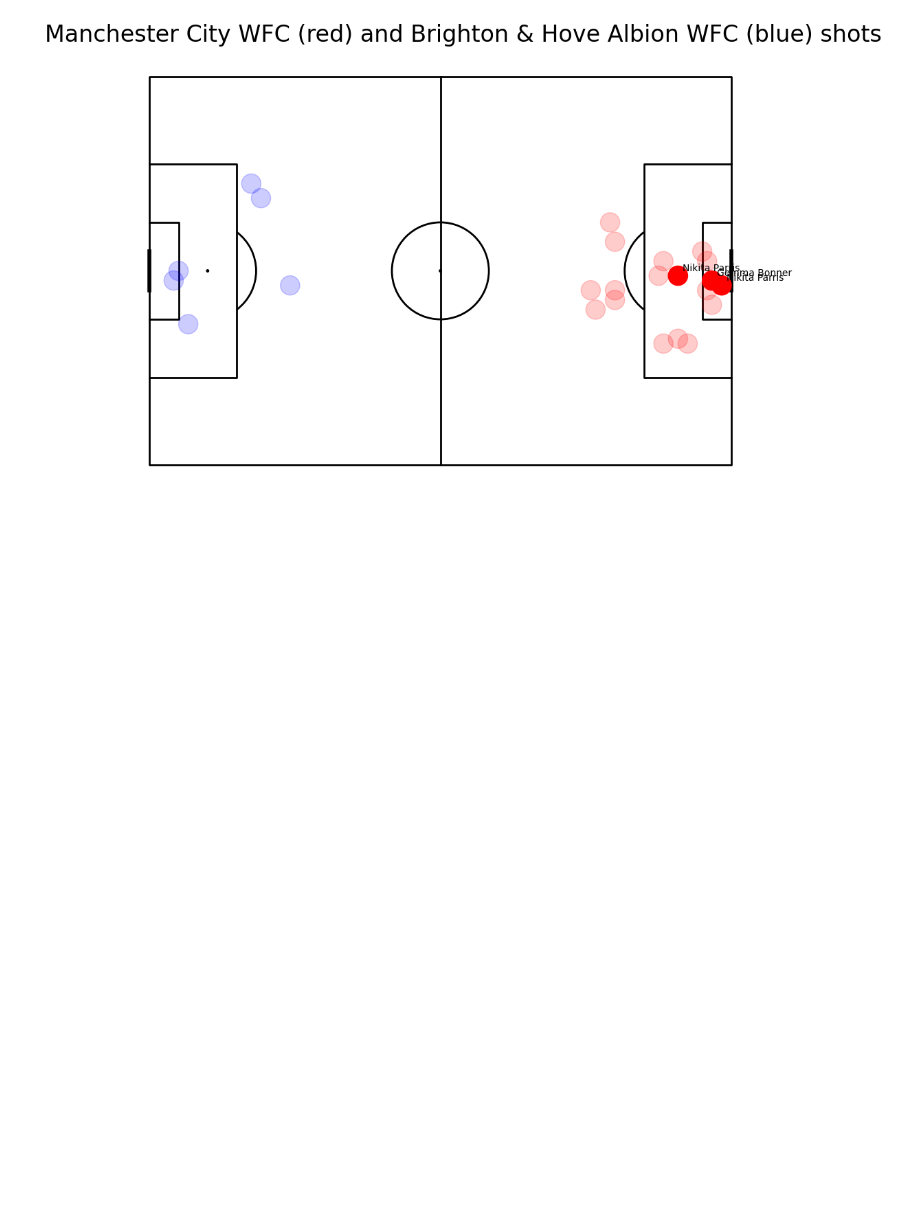
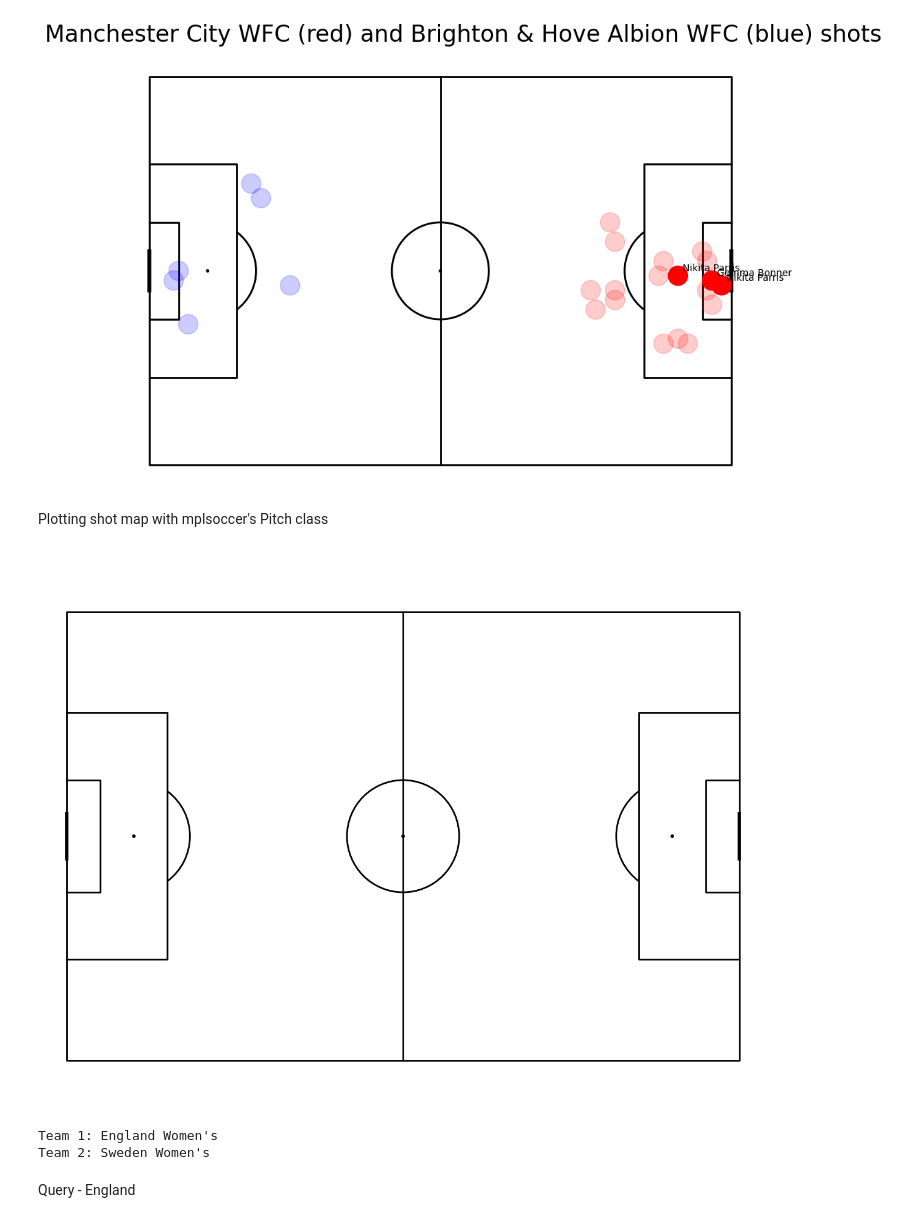
Before and after one commit to SrivinaySridhar/Soccermatics, a Jupyter notebook: fun/shot_map.ipynb, the cells around one changed output. Saved outputs shown, nothing was run; the diff lists cells and outputs as text; code cells hidden in the pictures; blank space fills up the shorter version.

Commit message:
Updatd shot_map.ipynb

```diff
--- a/fun/shot_map.ipynb
+++ b/fun/shot_map.ipynb
@@ -315,3 +315,19 @@ def SBcreateShotMap(game_id:int):
 SBcreateShotMap(19790)
 # %% [output]
 [figure]
+# %% [markdown]
+Plotting shot map with mplsoccer's Pitch class
+# %%
+pitch = Pitch(line_color = "black")
+fig, ax = pitch.grid(grid_height = 0.9, title_height = 0.06, axis = False,
+                        endnote_height = 0.04, title_space = 0, endnote_space = 0)
+# %% [output]
+[figure, added]
+# %%
+team1, team2 = df_clean.team_name.unique()
+print("Team 1: " + team1, "Team 2: " + team2, sep="\n")
+# %% [output]
+Team 1: England Women's
+Team 2: Sweden Women's
+# %% [markdown]
+Query - England
```
Also changed, not shown: parts of 15 cells of this notebook.
